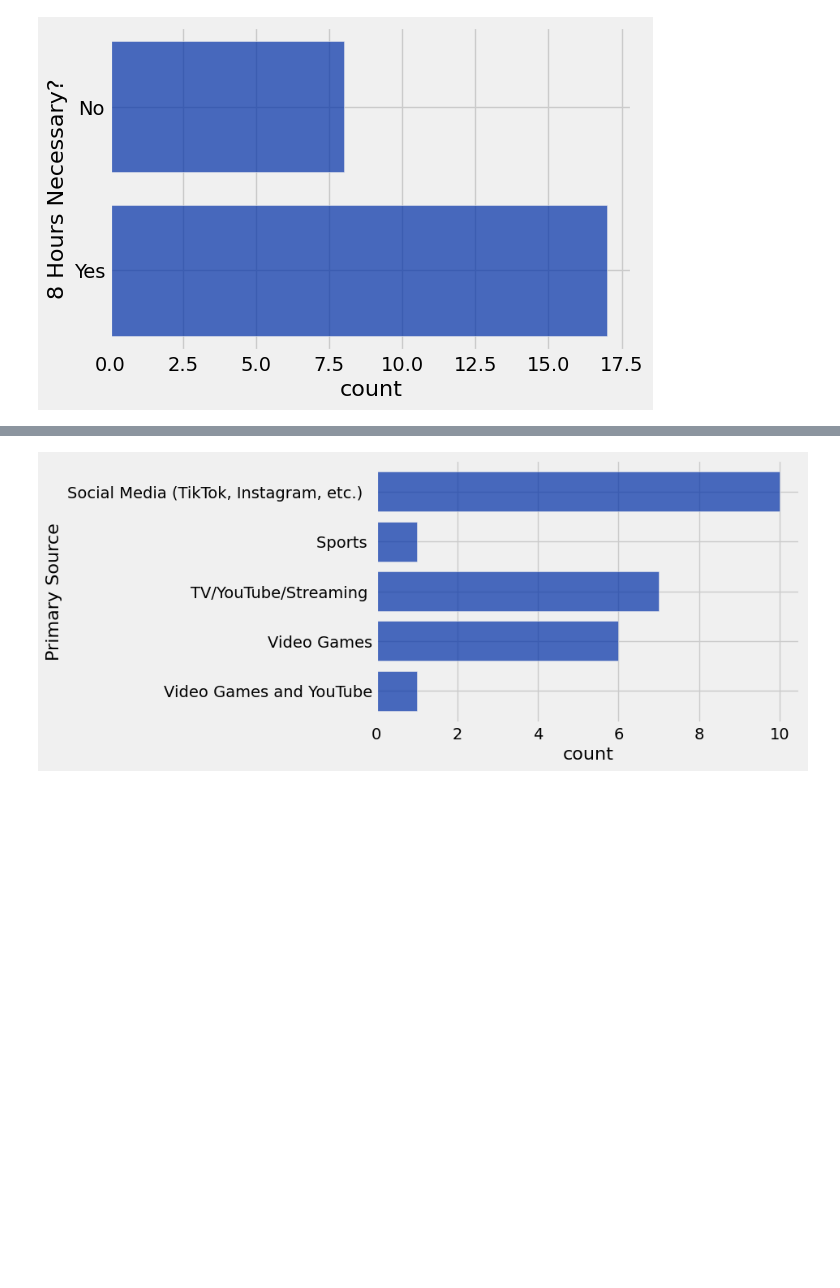
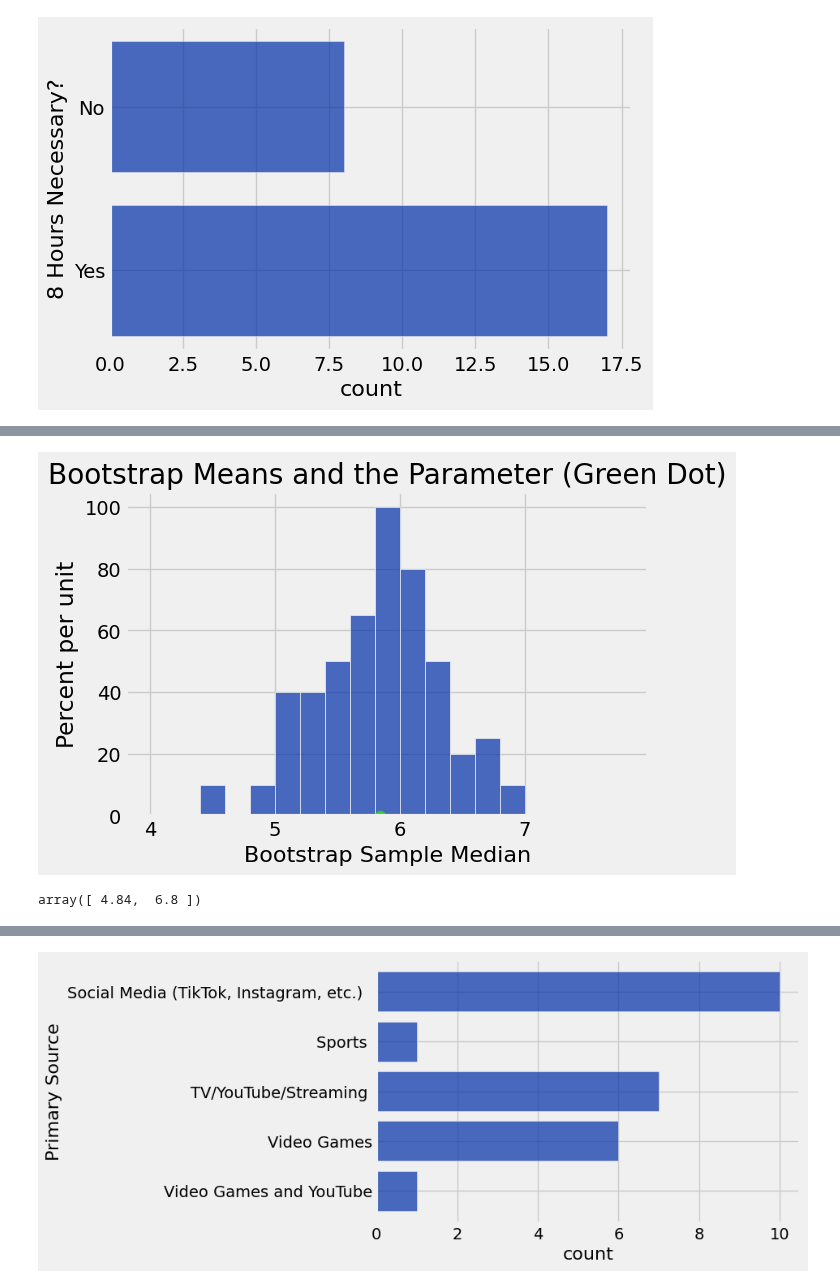
Before and after one commit to bwinterstein/Intro-Data, a Jupyter notebook: Survey_Project/Survey_Visualization.ipynb, the cells around one changed output, grey strips where cells are left out. Saved outputs shown, nothing was run; the diff lists cells and outputs as text; code cells hidden in the pictures; blank space fills up the shorter version.

```diff
--- a/Survey_Project/Survey_Visualization.ipynb
+++ b/Survey_Project/Survey_Visualization.ipynb
@@ -54,0 +53,17 @@ grouped_table
+# %%
+screen_time_arr = survey_table.column(1)
+cleaned = []
+for x in screen_time_arr:
+    cleaned.append(x.rstrip("+"))
+
+ints = []
+for x in cleaned:
+    ints.append(int(x))
+# %%
+#Bootstrap with Hours of Screen Time
+observed_mean = np.average(ints)
+print(observed_mean)
+
+def one_bootstrap_mean():
+    bootstrap_table = survey_table.sample()
+    return np.average(bootstrap_table.column(1))
@@ -54,0 +73,5 @@ grouped_table
+# %%
+bootstrap_means = make_array()
+for i in np.arange(100):
+    bootstrap_means = np.append(bootstrap_means, one_bootstrap_mean())
+bootstrap_means
@@ -54,0 +90,20 @@ grouped_table
+# %%
+resampled_medians = Table().with_column('Bootstrap Sample Median', bootstrap_means)
+
+median_bins=np.arange(4,8,.2)
+resampled_medians.hist(bins = median_bins)
+
+# Plotting parameters; you can ignore this code
+parameter_green = '#32CD32'
+#plots.ylim(-0.000005, 0.0015)
+plots.scatter(observed_mean, 0, color=parameter_green, s=60, zorder=2)
+plots.title('Bootstrap Means and the Parameter (Green Dot)');
+# %% [output]
+[figure, added]
+# %%
+left = percentile(2.5, bootstrap_means)
+right = percentile(97.5, bootstrap_means)
+
+make_array(left, right)
+# %% [output]
+array([ 4.84,  6.8 ])
```
Also changed, not shown: parts of 8 cells of this notebook, 1 other file.
